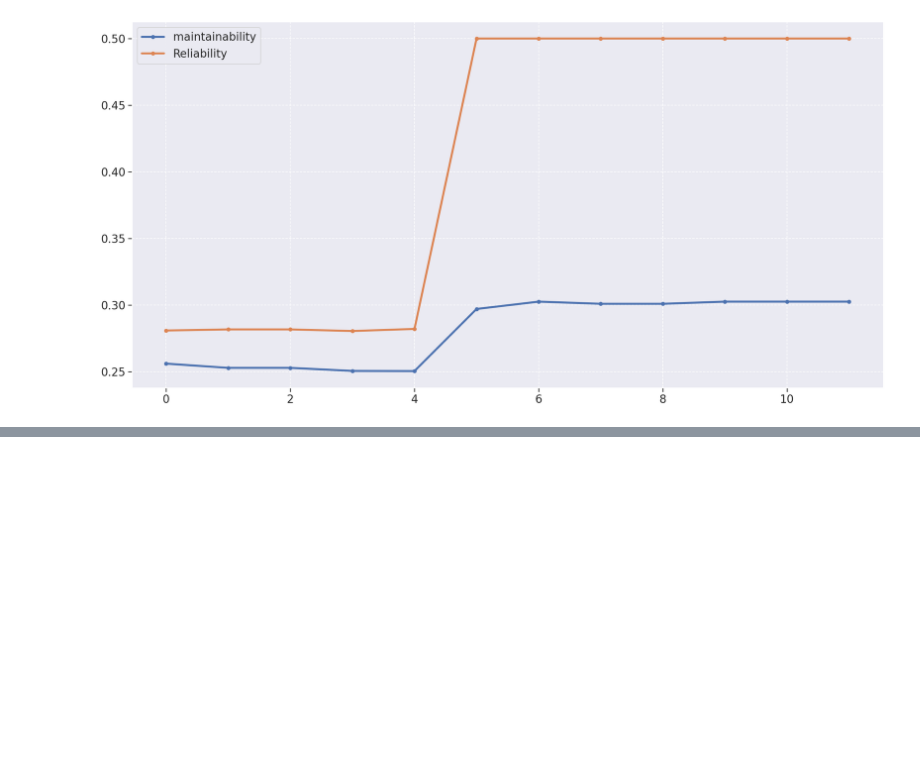
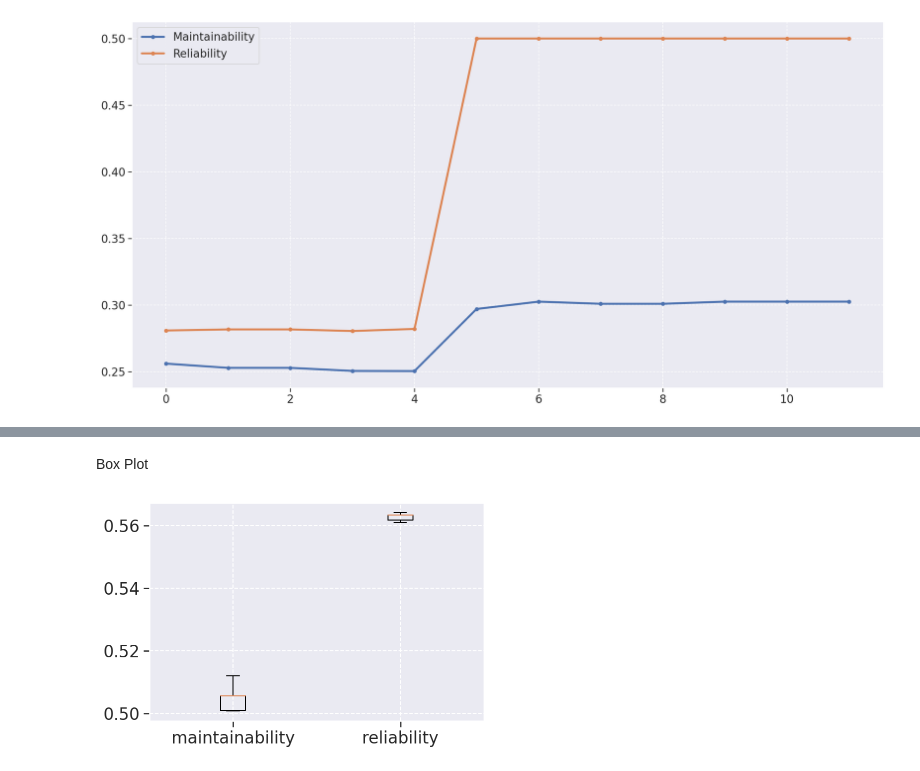
Before and after one commit to fga-eps-mds/2021-2-Oraculo-DOC, a Jupyter notebook: Notebook/analytics.ipynb, the cells around one changed output, grey strips where cells are left out. Saved outputs shown, nothing was run; the diff lists cells and outputs as text; code cells hidden in the pictures; blank space fills up the shorter version.

```diff
--- a/Notebook/analytics.ipynb
+++ b/Notebook/analytics.ipynb
@@ -467,0 +498,2 @@ metrics_df.to_csv('data/fga-eps-mds-2021-2-Oraculo-DATASET-{}.csv'.format(curren
+# %%
+df = front_metrics.copy()
@@ -467,0 +566,15 @@ metrics_df.to_csv('data/fga-eps-mds-2021-2-Oraculo-DATASET-{}.csv'.format(curren
+# %% [markdown]
+Box Plot
+# %%
+def box_plot(maintainability, reliability):
+    data = [
+        maintainability,
+        reliability
+    ]
+
+    fig, ax = plt.subplots()
+    ax.boxplot(data, labels=['maintainability', 'reliability'])
+# %%
+box_plot(df['code_quality'], df['testing_status'])
+# %% [output]
+[figure, added]
```
Also changed, not shown: parts of 19 cells of this notebook, 2 other files.
